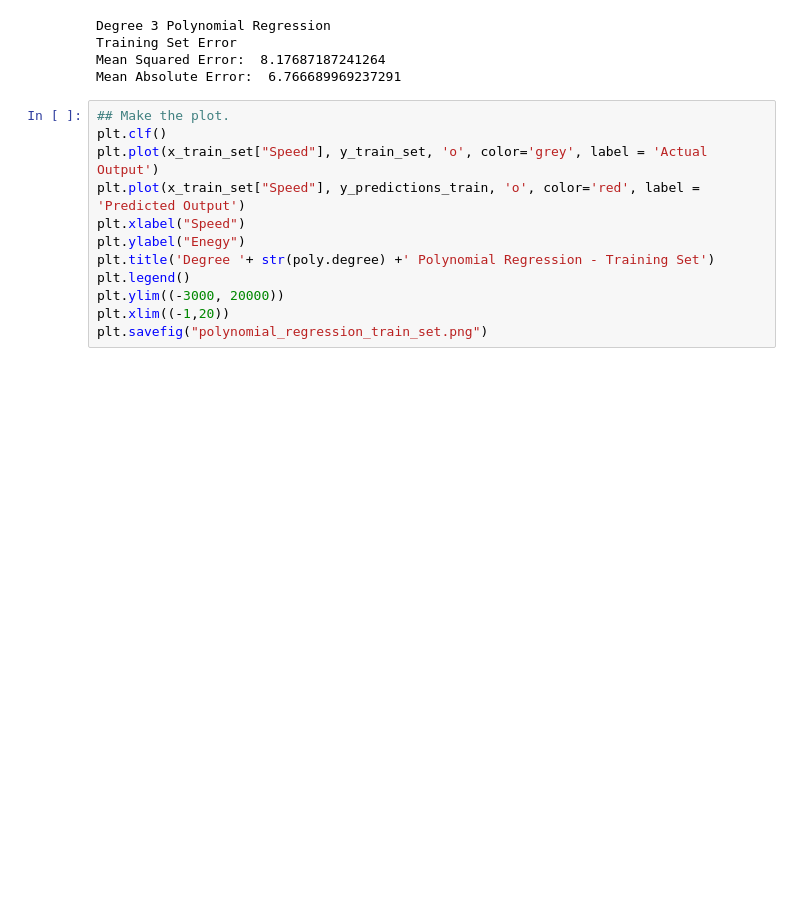
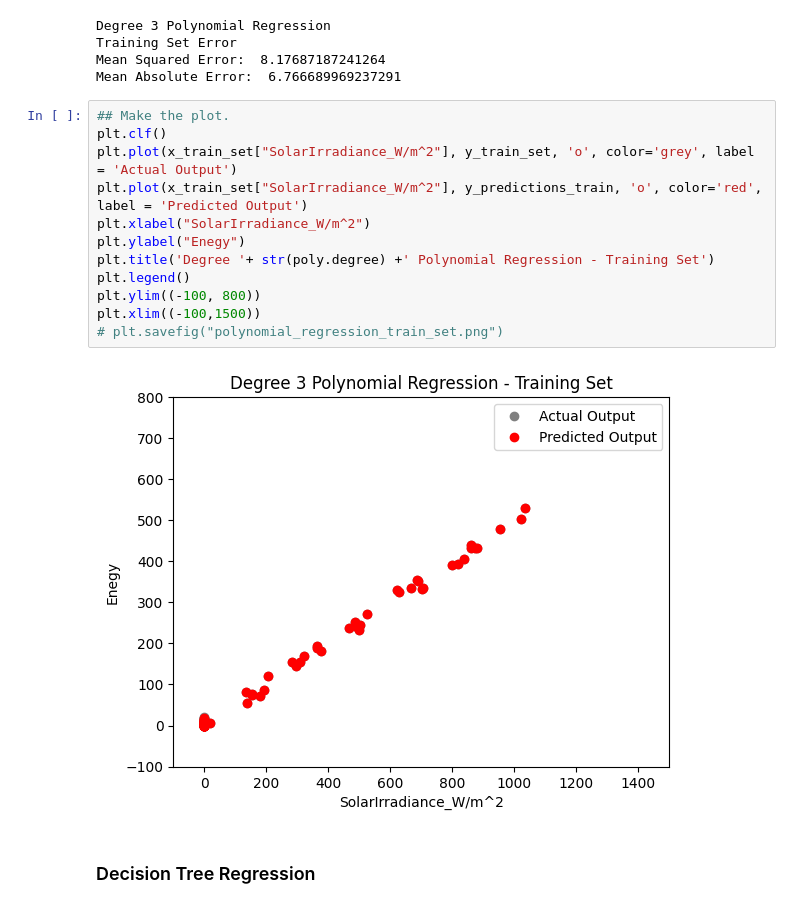
Before and after one commit to kmjaman/machine-learning, a Jupyter notebook: solar_energy/solar_power_energy.ipynb, the cells around one changed output. Drawn from its saved outputs; the diff is of its cells as text; blank space fills up the shorter version.

```diff
--- a/solar_energy/solar_power_energy.ipynb
+++ b/solar_energy/solar_power_energy.ipynb
@@ -220,12 +220,16 @@ Mean Absolute Error:  6.766689969237291
 # %%
 ## Make the plot.
 plt.clf()
-plt.plot(x_train_set["Speed"], y_train_set, 'o', color='grey', label = 'Actual Output')
-plt.plot(x_train_set["Speed"], y_predictions_train, 'o', color='red', label = 'Predicted Output')
-plt.xlabel("Speed")
+plt.plot(x_train_set["SolarIrradiance_W/m^2"], y_train_set, 'o', color='grey', label = 'Actual Output')
+plt.plot(x_train_set["SolarIrradiance_W/m^2"], y_predictions_train, 'o', color='red', label = 'Predicted Output')
+plt.xlabel("SolarIrradiance_W/m^2")
 plt.ylabel("Enegy")
 plt.title('Degree '+ str(poly.degree) +' Polynomial Regression - Training Set')
 plt.legend()
-plt.ylim((-3000, 20000))
-plt.xlim((-1,20))
-plt.savefig("polynomial_regression_train_set.png")
+plt.ylim((-100, 800))
+plt.xlim((-100,1500))
+# plt.savefig("polynomial_regression_train_set.png")
+# %% [output]
+[figure, added]
+# %% [markdown]
+### Decision Tree Regression
```
Also changed, not shown: parts of 2 cells of this notebook.
